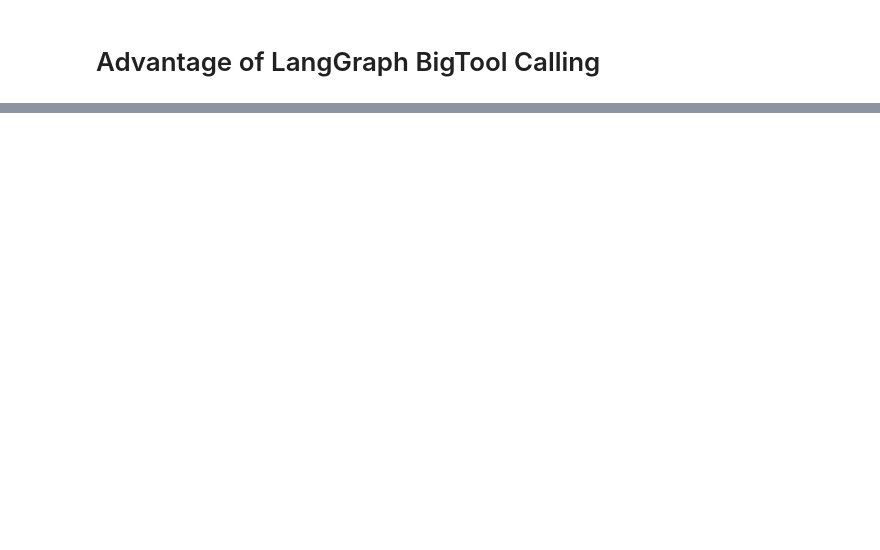
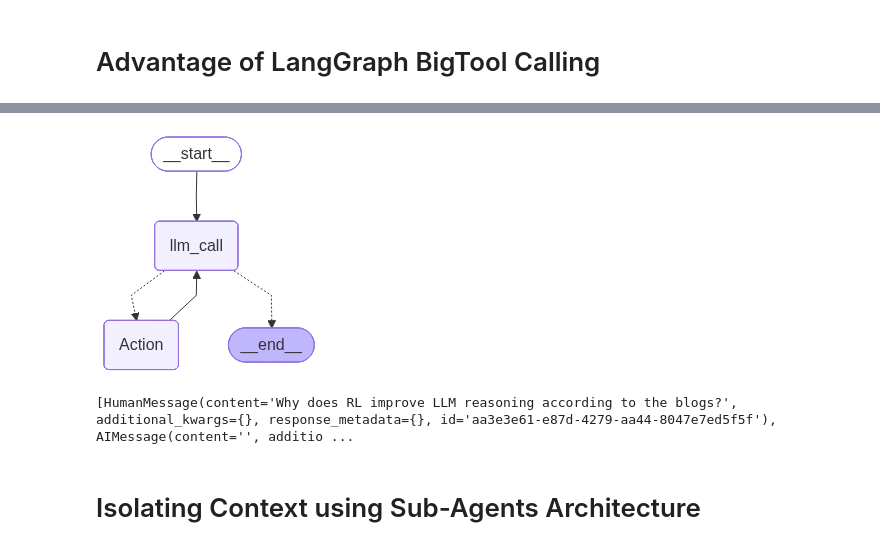
Before and after one commit to rasulkarimov/agents, a Jupyter notebook: contextual-engineering-agent.ipynb, the cells around one changed output, grey strips where cells are left out. Cells and saved outputs as stored; diff of their text form; code cells hidden in the pictures; blank space fills up the shorter version.

Commit message:
contextual-engineering done

```diff
--- a/contextual-engineering-agent.ipynb
+++ b/contextual-engineering-agent.ipynb
@@ -773,0 +822,8 @@ ModuleNotFoundError: No module named 'langchain_core.memory'
+# %%
+from langgraph.graph import MessagesState
+from langchain_core.messages import SystemMessage, ToolMessage
+from typing_extensions import Literal
+
+rag_prompt = """You are a helpful assistant tasked with retrieving information from a series of technical blog posts by Lilian Weng.
+Clarify the scope of research with the user before using your retrieval tool to gather context. Reflect on any context you fetch, and
+proceed until you have sufficient context to answer the user's research request."""
@@ -773,0 +1018,4 @@ ModuleNotFoundError: No module named 'langchain_core.memory'
+# %%
+tool_summarization_prompt = """You will be provided a doc from a RAG system.
+Summarize the docs, ensuring to retain all relevant / essential information.
+Your goal is simply to reduce the size of the doc (tokens) to a more manageable size."""
@@ -773,0 +1038,41 @@ ModuleNotFoundError: No module named 'langchain_core.memory'
+# %%
+def should_continue(state: MessagesState) -> Literal["Action", END]:
+    """Decide if we should continue the loop or stop."""
+    if state["messages"][-1].tool_calls:
+        return "Action"
+    return END
+# %%
+# Build workflow
+agent_builder = StateGraph(MessagesState)
+
+# Add nodes
+agent_builder.add_node("llm_call", llm_call)
+agent_builder.add_node("Action", tool_node_with_summarization)
+
+# Add edges to connect nodes
+agent_builder.add_edge(START, "llm_call")
+agent_builder.add_conditional_edges(
+    "llm_call",
+    should_continue,
+    {
+        "Action": "Action",
+        END: END,
+    },
+)
+agent_builder.add_edge("Action", "llm_call")
+
+# Compile the agent
+agent = agent_builder.compile()
+
+# Show the agent
+display(Image(agent.get_graph(xray=True).draw_mermaid_png()))
+# %% [output]
+[figure, added]
+# %%
+query = "Why does RL improve LLM reasoning according to the blogs?"
+result = agent.invoke({"messages": [("user", query)]})
+print(result['messages'])
+# %% [output]
+[HumanMessage(content='Why does RL improve LLM reasoning according to the blogs?', additional_kwargs={}, response_metadata={}, id='aa3e3e61-e87d-4279-aa44-8047e7ed5f5f'), AIMessage(content='', additio ...
+# %% [markdown]
+# Isolating Context using Sub-Agents Architecture
```
Also changed, not shown: parts of 54 cells of this notebook.
